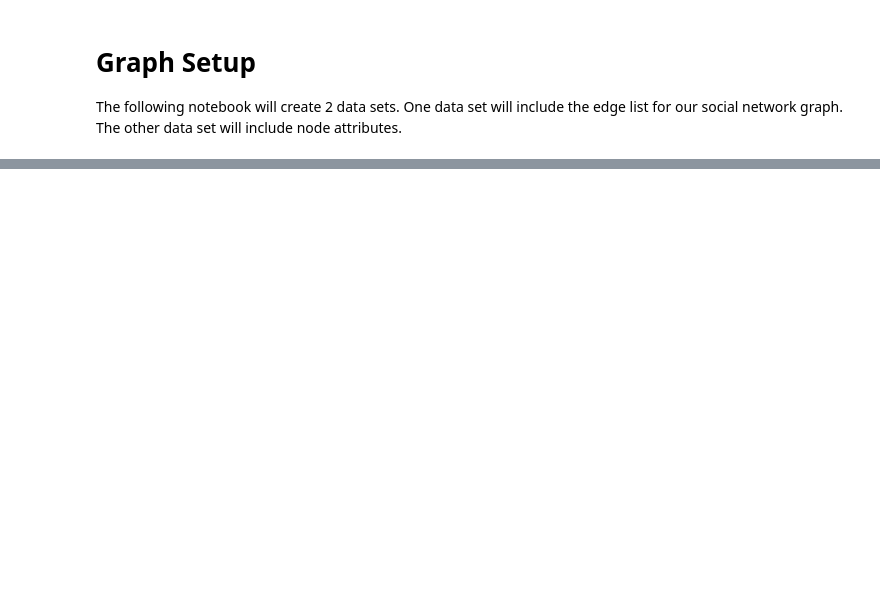
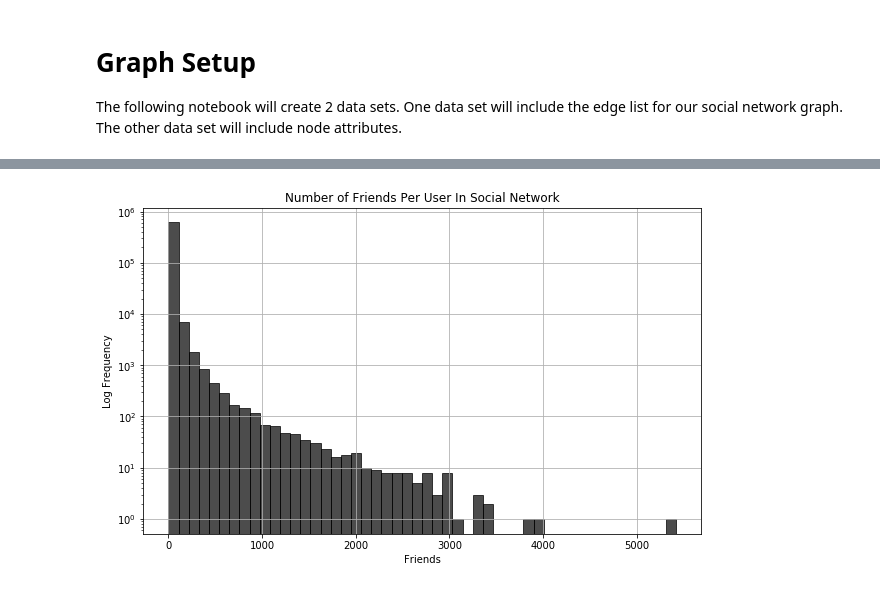
Before and after one commit to aquagz5/Social_Networking_Project, a Jupyter notebook: Graph-Setup.ipynb, the cells around one changed output, grey strips where cells are left out. Cells and saved outputs as stored; diff of their text form; code cells hidden in the pictures; blank space fills up the shorter version.

```diff
--- a/Graph-Setup.ipynb
+++ b/Graph-Setup.ipynb
@@ -103,0 +172,12 @@ edgelist_df.write.csv(f'{proj_directory}/edgelist.csv', header=True)
+# %%
+plt.figure(figsize=(10, 6))
+plt.hist(friend_count_pd["count"], bins=50, edgecolor='k', alpha=0.7, color='black')
+plt.title('Number of Friends Per User In Social Network')
+plt.xlabel('Friends')
+plt.ylabel('Log Frequency')
+plt.yscale('log')  # Set y-axis scale to logarithmic
+plt.grid(True)
+plt.savefig("Social_Networking_Project/Images/friend_distribution_logscale.png")
+plt.show()
+# %% [output]
+[figure, added]
```
Also changed, not shown: parts of 41 cells of this notebook, 3 other files.
